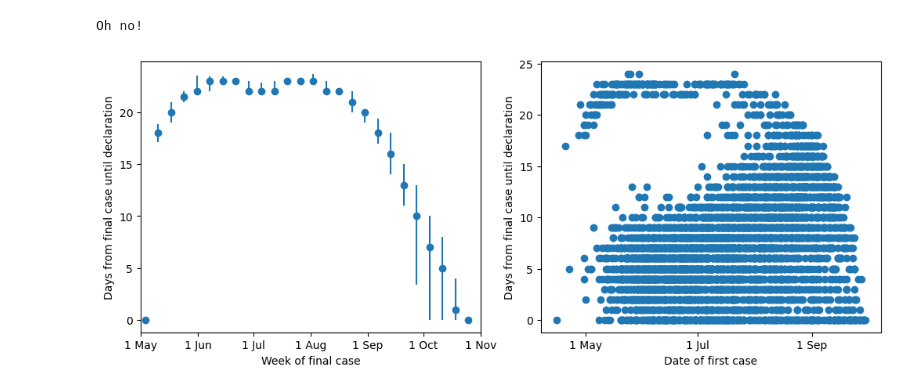
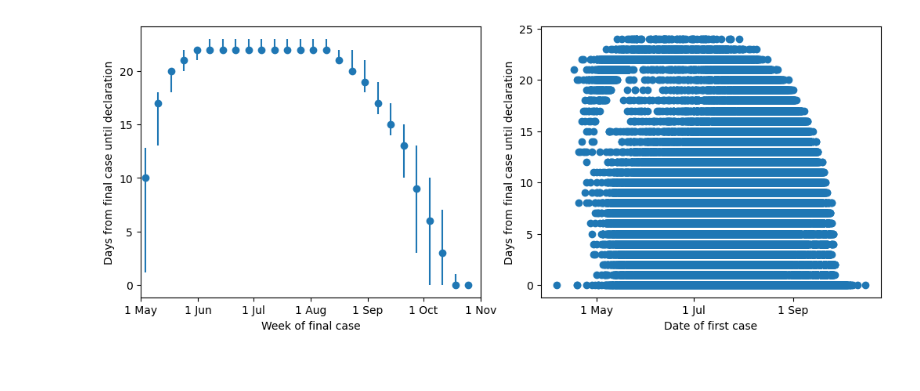
Before and after one commit to will-s-hart/end-of-outbreak-vbd, a Jupyter notebook: notebooks/sim_study.ipynb, the cells around one changed output. Cells and saved outputs as stored; diff of their text form; code cells hidden in the pictures.

```diff
--- a/notebooks/sim_study.ipynb
+++ b/notebooks/sim_study.ipynb
@@ -33,7 +34,7 @@ rng = np.random.default_rng(2)
 suitability_vec_all = df_suitability["suitability_smoothed"].to_numpy()
 doy_vec_all = np.arange(1, 366)
 
-rep_no_factor = 2.5
+rep_no_factor = 2
 rep_no_vec_all = rep_no_factor * suitability_vec_all
 
 
@@ -41,8 +42,8 @@ def rep_no_func_doy(doy):
     return np.interp(doy, doy_vec_all, rep_no_vec_all, period=365)
 # %%
 example_doys = [
-    (rep_no_vec_all > 1.5).nonzero()[0][0] + 1,
-    (rep_no_vec_all > 1.5).nonzero()[0][-1] + 1,
+    (rep_no_vec_all > 1.2).nonzero()[0][0] + 1,
+    (rep_no_vec_all > 1.2).nonzero()[0][-1] + 1,
 ]
 
 fig, ax = plt.subplots()
@@ -137,5 +137,5 @@ for incidence_vec in [[1], [1, 0, 0, 0, 0, 0, 0, 0, 0, 0, 0, 2, 0, 0, 0, 1]]:
 # %%
-no_sims = 5000
+no_sims = 100000
 outbreak_size_threshold = 2
 perc_risk_threshold = 5
 doy_start_vec = np.zeros(no_sims, dtype=int)
@@ -144,7 +144,7 @@ declaration_day_vec = np.zeros(no_sims, dtype=int)
 for sim_idx in tqdm(range(no_sims)):
     outbreak_found = False
     while not outbreak_found:
-        doy_start = rng.integers(90, 275)
+        doy_start = rng.integers(1, 366)
         rep_no_func = lambda t: rep_no_func_doy(doy_start + t)
         incidence_vec = renewal_model(
             rep_no_func=rep_no_func,
@@ -170,40 +170,39 @@ for sim_idx in tqdm(range(no_sims)):
     doy_start_vec[sim_idx] = doy_start
     doy_last_case_vec[sim_idx] = doy_last_case
     declaration_day_vec[sim_idx] = declaration_day
-    if doy_last_case < 250 and declaration_day == 0:
+    if doy_last_case > 150 and doy_last_case < 250 and declaration_day == 0:
         print("Oh no!")
-# %% [output]
-Oh no!
 # %%
 fig, (ax1, ax2) = plt.subplots(1, 2, figsize=(10, 4), constrained_layout=True)
 df = pd.DataFrame({"doy": doy_last_case_vec, "decl": declaration_day_vec})
 bin_width = 7
 df["doy_bin"] = pd.cut(
     df["doy"], bins=range(1, 366, bin_width), right=False, include_lowest=True
 )
 stats = (
     df.groupby("doy_bin", observed=True)["decl"].quantile([0.025, 0.5, 0.975]).unstack()
 )
+counts = df["doy_bin"].value_counts().sort_index()
 bin_centers = [interval.mid for interval in stats.index]
 ax1.errorbar(
     bin_centers,
     stats[0.5],
     yerr=[
         stats[0.5] - stats[0.025],
         stats[0.975] - stats[0.5],
     ],
     fmt="o",
 )
 ax1.set_xlabel("Week of final case")
 ax1.set_ylabel("Days from final case until declaration")
 ax1.set_xlim(121, 305)
 month_start_xticks(ax1, interval_months=1)
 ax2.scatter(
     doy_start_vec,
     declaration_day_vec,
 )
 ax2.set_xlabel("Date of first case")
 ax2.set_ylabel("Days from final case until declaration")
 month_start_xticks(ax2)
 # %% [output]
-[figure, old version]
+[figure, new version]
```
Also changed, not shown: parts of 6 cells of this notebook, 3 other files.
